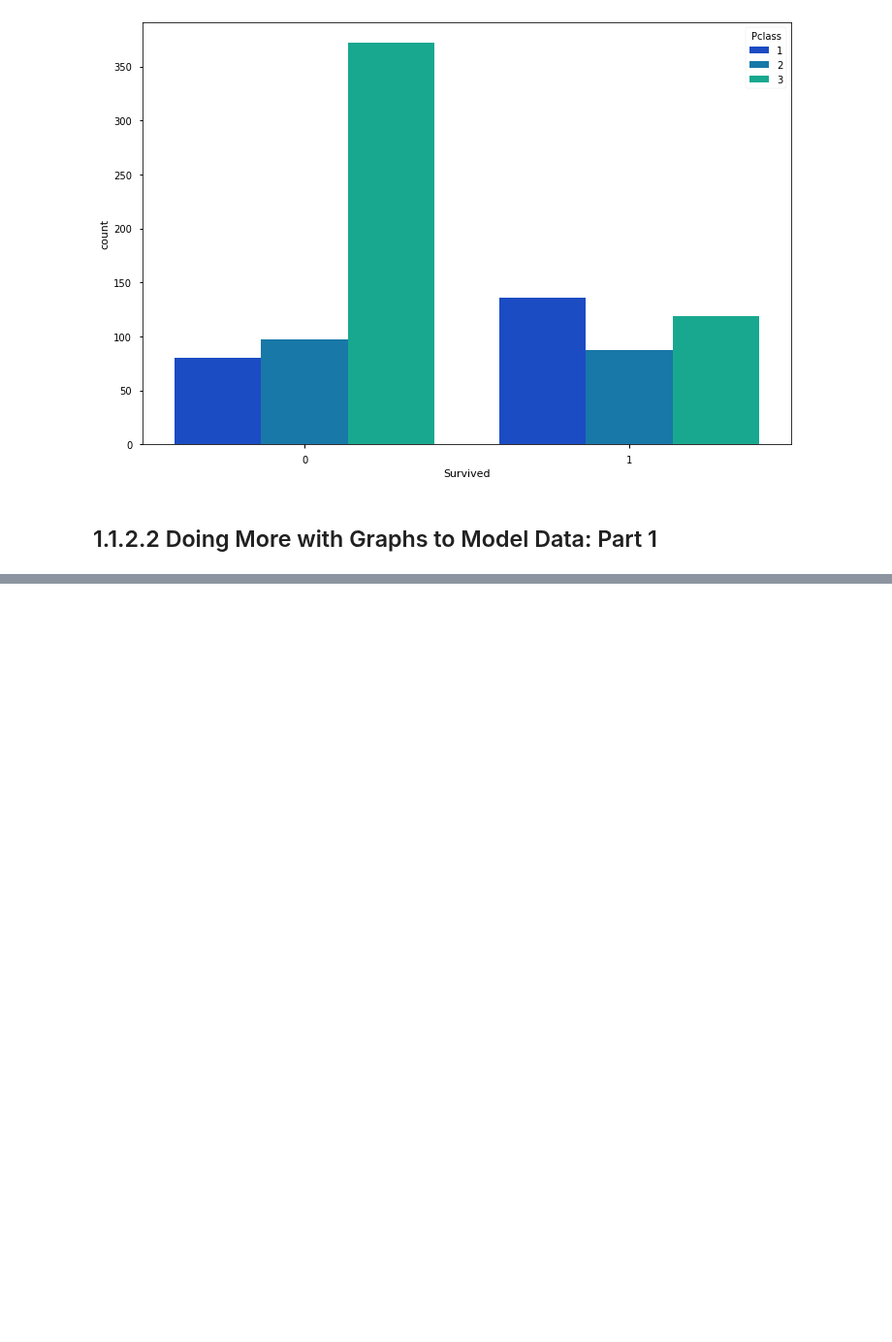
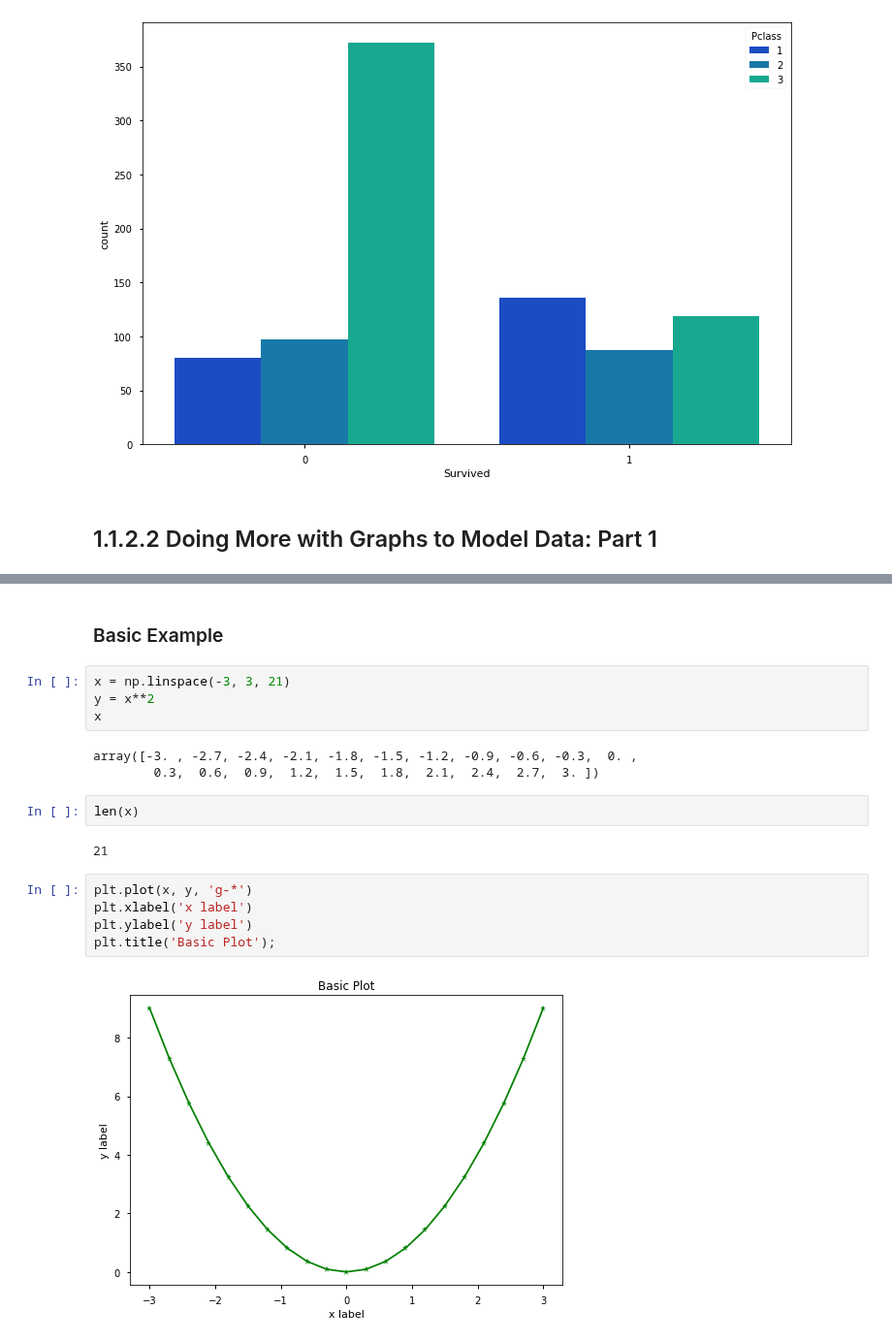
Before and after one commit to PaulToronto/Howard-University-Coursera-Linear-Algebra-For-Data-Science-Specialization, a Jupyter notebook: 1_1_2_Modeling_Data_in_Python.ipynb, the cells around one changed output, grey strips where cells are left out. Shown at 97% size. Cells and saved outputs as stored; diff of their text form; blank space fills up the shorter version.

```diff
--- a/1_1_2_Modeling_Data_in_Python.ipynb
+++ b/1_1_2_Modeling_Data_in_Python.ipynb
@@ -135,0 +145,20 @@ sns.countplot(x='Survived', hue='Pclass', data=titanic, palette='winter');
+# %% [markdown]
+### Basic Example
+# %%
+x = np.linspace(-3, 3, 21)
+y = x**2
+x
+# %% [output]
+array([-3. , -2.7, -2.4, -2.1, -1.8, -1.5, -1.2, -0.9, -0.6, -0.3,  0. ,
+        0.3,  0.6,  0.9,  1.2,  1.5,  1.8,  2.1,  2.4,  2.7,  3. ])
+# %%
+len(x)
+# %% [output]
+21
+# %%
+plt.plot(x, y, 'g-*')
+plt.xlabel('x label')
+plt.ylabel('y label')
+plt.title('Basic Plot');
+# %% [output]
+[figure, added]
```
Also changed, not shown: parts of 27 cells of this notebook.
